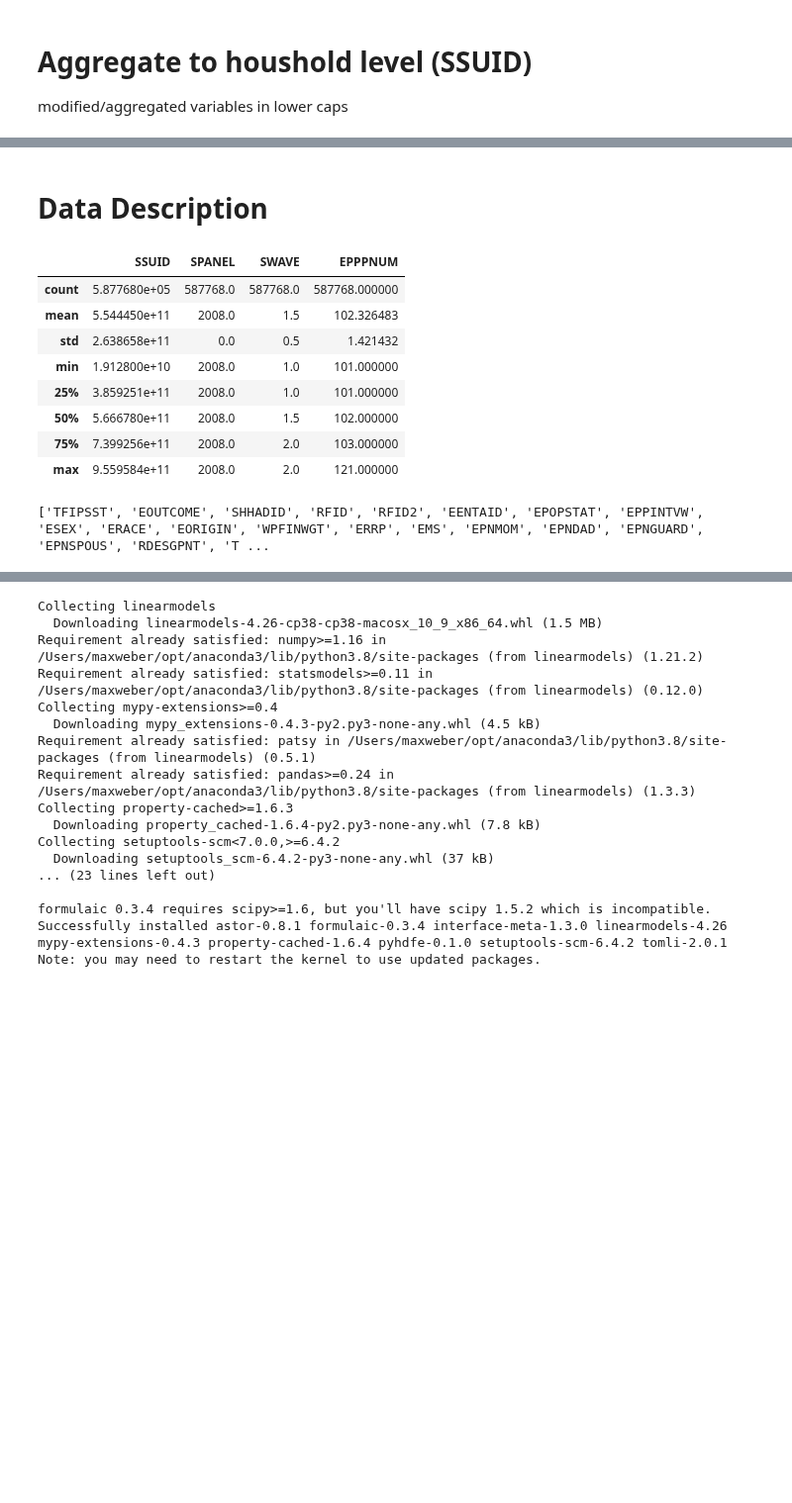
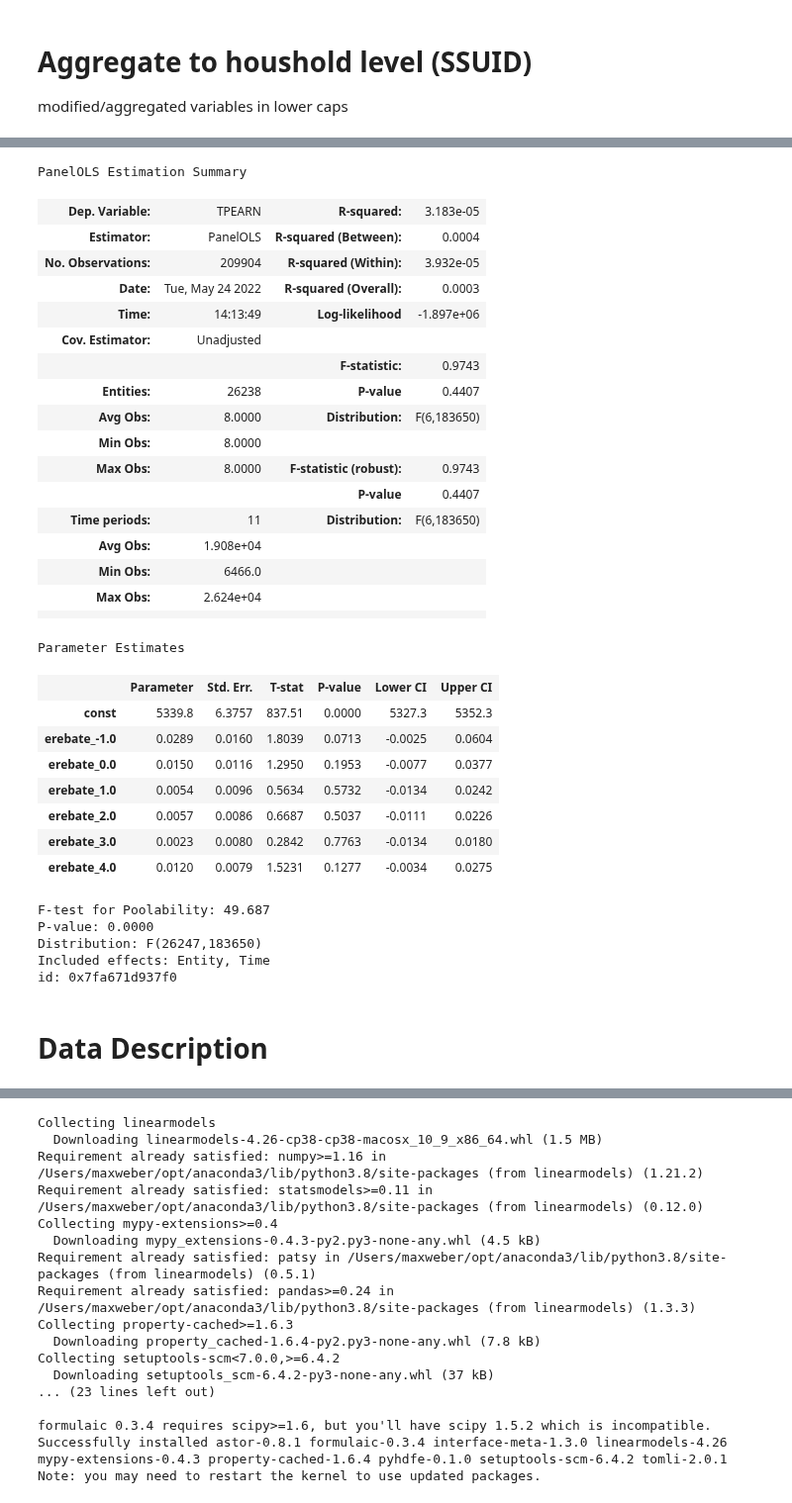
Before and after one commit to MaxDerWeber/MasterThesis, a Jupyter notebook: Data.ipynb, the cells around one changed output, grey strips where cells are left out. Shown at 99% size. Saved outputs shown, nothing was run; the diff lists cells and outputs as text; code cells hidden in the pictures; blank space fills up the shorter version.

Commit message:
Baseline FE estimation on HH level.

```diff
--- a/Data.ipynb
+++ b/Data.ipynb
@@ -331,35 +379,45 @@ houshold = df.groupby(['SSUID', 'total_month'])[['SSUID','erebate', 'erbamth']]
+# %%
+data = houshold#.reset_index().set_index(['SSUID','month_total'])
+exog_vars = ['erebate_-1.0', 'erebate_0.0', 'erebate_1.0','erebate_2.0', 'erebate_3.0', 'erebate_4.0']
+exog = sm.add_constant(data[exog_vars])
+
+
+exog = sm.add_constant(data[['erebate_-1.0', 'erebate_0.0', 'erebate_1.0','erebate_2.0', 'erebate_3.0', 'erebate_4.0']].multiply(data['ERBATAMT'], axis = 'index'))
+rslt = PanelOLS(data['TPEARN'], exog, entity_effects = True, time_effects = True, check_rank = False, drop_absorbed=True)
+
+rslt.fit()
+# %% [output]
+PanelOLS Estimation Summary
+| Dep. Variable: | TPEARN | R-squared: | 3.183e-05 |
+| Estimator: | PanelOLS | R-squared (Between): | 0.0004 |
+| No. Observations: | 209904 | R-squared (Within): | 3.932e-05 |
+| Date: | Tue, May 24 2022 | R-squared (Overall): | 0.0003 |
+| Time: | 14:13:49 | Log-likelihood | -1.897e+06 |
+| Cov. Estimator: | Unadjusted |  |  |
+|  |  | F-statistic: | 0.9743 |
+| Entities: | 26238 | P-value | 0.4407 |
+| Avg Obs: | 8.0000 | Distribution: | F(6,183650) |
+| Min Obs: | 8.0000 |  |  |
+| Max Obs: | 8.0000 | F-statistic (robust): | 0.9743 |
+|  |  | P-value | 0.4407 |
+| Time periods: | 11 | Distribution: | F(6,183650) |
+| Avg Obs: | 1.908e+04 |  |  |
+| Min Obs: | 6466.0 |  |  |
+| Max Obs: | 2.624e+04 |  |  |
+|  |  |  |  |
+Parameter Estimates
+|  | Parameter | Std. Err. | T-stat | P-value | Lower CI | Upper CI |
+| const | 5339.8 | 6.3757 | 837.51 | 0.0000 | 5327.3 | 5352.3 |
+| erebate_-1.0 | 0.0289 | 0.0160 | 1.8039 | 0.0713 | -0.0025 | 0.0604 |
+| erebate_0.0 | 0.0150 | 0.0116 | 1.2950 | 0.1953 | -0.0077 | 0.0377 |
+| erebate_1.0 | 0.0054 | 0.0096 | 0.5634 | 0.5732 | -0.0134 | 0.0242 |
+| erebate_2.0 | 0.0057 | 0.0086 | 0.6687 | 0.5037 | -0.0111 | 0.0226 |
+| erebate_3.0 | 0.0023 | 0.0080 | 0.2842 | 0.7763 | -0.0134 | 0.0180 |
+| erebate_4.0 | 0.0120 | 0.0079 | 1.5231 | 0.1277 | -0.0034 | 0.0275 |
+F-test for Poolability: 49.687
+P-value: 0.0000
+Distribution: F(26247,183650)
+Included effects: Entity, Time
+id: 0x7fa671d937f0
 # %% [markdown]
 # Data Description
-# %%
-df[clmn_join].describe()
-# SSUID and EPPPNUM to str
-# %% [output]
-|  | SSUID | SPANEL | SWAVE | EPPPNUM |
-| count | 5.877680e+05 | 587768.0 | 587768.0 | 587768.000000 |
-| mean | 5.544450e+11 | 2008.0 | 1.5 | 102.326483 |
-| std | 2.638658e+11 | 0.0 | 0.5 | 1.421432 |
-| min | 1.912800e+10 | 2008.0 | 1.0 | 101.000000 |
-| 25% | 3.859251e+11 | 2008.0 | 1.0 | 101.000000 |
-| 50% | 5.666780e+11 | 2008.0 | 1.5 | 102.000000 |
-| 75% | 7.399256e+11 | 2008.0 | 2.0 | 103.000000 |
-| max | 9.559584e+11 | 2008.0 | 2.0 | 121.000000 |
-# %%
-print(clmn_join_unused)
-# TFIPSST state code
-# EOUTCOME# drop the 270s numbers?
-# SHHADID houshold ID
-# RFID RFID2 family ID
-# EENTAID HH adress ID
-# EPOPSTAT adult 1, child 2
-# ESEX 1 male; 2 female
-# ERACE different description
-# EORIGIN spanish/latino - dummy
-# WPFINWGT weighting
-# ERRP relationship to reference person
-# EMS maritial status (different to EFKIND?)
-# EPNMOM/EPDAD/EPNGUARD/EPNSPOUS ref number of mom/dad/guardian/spouse
-# RDESGPNT guardian stuff
-# TAGE age
-# EEDUCATE highest degree: group manually
-# %% [output]
-['TFIPSST', 'EOUTCOME', 'SHHADID', 'RFID', 'RFID2', 'EENTAID', 'EPOPSTAT', 'EPPINTVW', 'ESEX', 'ERACE', 'EORIGIN', 'WPFINWGT', 'ERRP', 'EMS', 'EPNMOM', 'EPNDAD', 'EPNGUARD', 'EPNSPOUS', 'RDESGPNT', 'T ...
```
Also changed, not shown: parts of 16 cells of this notebook.
